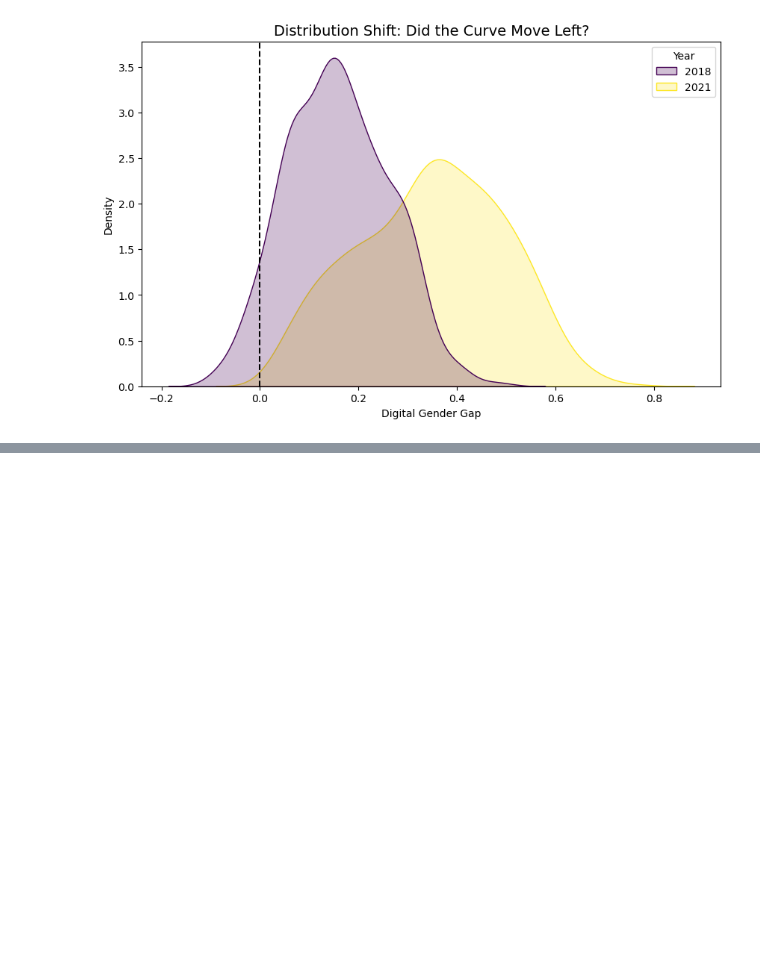
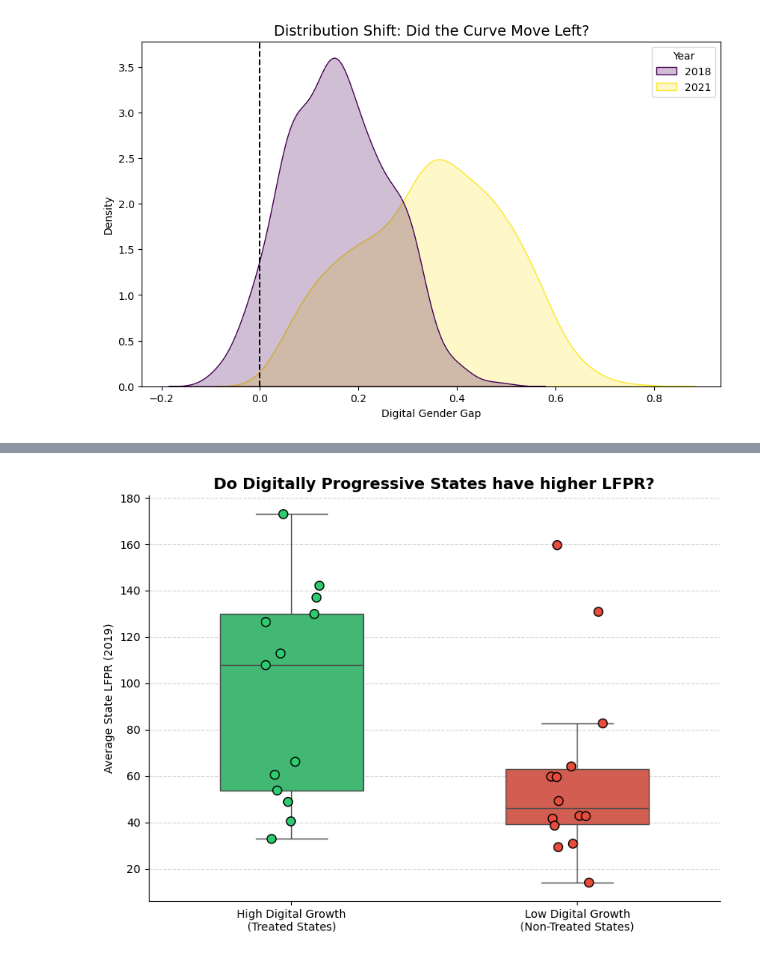
Before and after one commit to soumyeet/microecondev, a Jupyter notebook: tgif.ipynb, the cells around one changed output, grey strips where cells are left out. Cells and saved outputs as stored; diff of their text form; code cells hidden in the pictures; blank space fills up the shorter version.

```diff
--- a/tgif.ipynb
+++ b/tgif.ipynb
@@ -803,0 +997,81 @@ CONCLUSION: No significant change observed over time.
+# %%
+import pandas as pd
+import seaborn as sns
+import matplotlib.pyplot as plt
+import numpy as np
+
+# ==========================================
+# 1. AGGREGATE DATA TO STATE LEVEL
+# ==========================================
+# Group by State and calculate average Gap Change and LFPR
+state_df = df.groupby('State_ID')[['delta_dgg', 'LFPR']].mean().reset_index()
+
+# ==========================================
+# 2. DEFINE 'TREATED' STATES
+# ==========================================
+# We split states into two groups based on Median performance
+# < Median Change = Good (Because negative change means gap is shrinking)
+median_change = state_df['delta_dgg'].median()
+
+state_df['State_Type'] = np.where(
+    state_df['delta_dgg'] < median_change,
+    'High Digital Growth\n(Treated States)',
+    'Low Digital Growth\n(Non-Treated States)'
+)
+
+print("--- State Classification Summary ---")
+print(state_df.groupby('State_Type')['LFPR'].mean())
+
+# ==========================================
+# 3. VISUALIZATION 1: Box Plot Comparison
+# ==========================================
+plt.figure(figsize=(8, 6))
+
+# Define colors
+colors = {"Low Digital Growth\n(Non-Treated States)": "#e74c3c",
+          "High Digital Growth\n(Treated States)": "#2ecc71"}
+
+# Box Plot
+sns.boxplot(data=state_df, x='State_Type', y='LFPR', hue='State_Type',
+            palette=colors, showfliers=False, width=0.5, dodge=False)
+
+# Strip Plot (Dots for each state)
+sns.stripplot(data=state_df, x='State_Type', y='LFPR', hue='State_Type',
+              palette=colors, size=8, edgecolor='black', linewidth=1, jitter=0.1, legend=False)
+
+plt.title("Do Digitally Progressive States have higher LFPR?", fontsize=14, fontweight='bold')
+plt.ylabel("Average State LFPR (2019)")
+plt.xlabel("")
+plt.grid(axis='y', linestyle='--', alpha=0.5)
+sns.despine()
+plt.tight_layout()
+plt.show()
+
+# ==========================================
+# 4. VISUALIZATION 2: The State Scatter (Correlation)
+# ==========================================
+plt.figure(figsize=(10, 6))
+
+# Scatter plot
+sns.scatterplot(data=state_df, x='delta_dgg', y='LFPR',
+                hue='State_Type', palette=colors, s=100, edgecolor='black', alpha=0.8)
+
+# Add a regression line to show the trend
+sns.regplot(data=state_df, x='delta_dgg', y='LFPR', scatter=False, color='gray', line_kws={'linestyle':'--'})
+
+# Label the States (Optional - prints State ID)
+for i in range(state_df.shape[0]):
+    plt.text(x=state_df.delta_dgg[i]+0.002, y=state_df.LFPR[i],
+             s=state_df.State_ID[i],
+             fontdict=dict(color='black', size=9),
+             bbox=dict(facecolor='white', alpha=0.5, edgecolor='none', pad=1))
+
+plt.title("State-Level Analysis: Digital Gap Closure vs LFPR", fontsize=14)
+plt.xlabel("Change in Digital Gap (Left = Better/Shrinking Gap)")
+plt.ylabel("Labor Force Participation Rate")
+plt.axvline(median_change, color='black', linestyle=':', label='Median Split')
+plt.legend(loc='upper right')
+plt.grid(True, alpha=0.3)
+plt.tight_layout()
+plt.show()
+# %% [output]
@@ -803,0 +1083 @@ CONCLUSION: No significant change observed over time.
+[figure, added]
```
Also changed, not shown: parts of 9 cells of this notebook, 10 other files.
